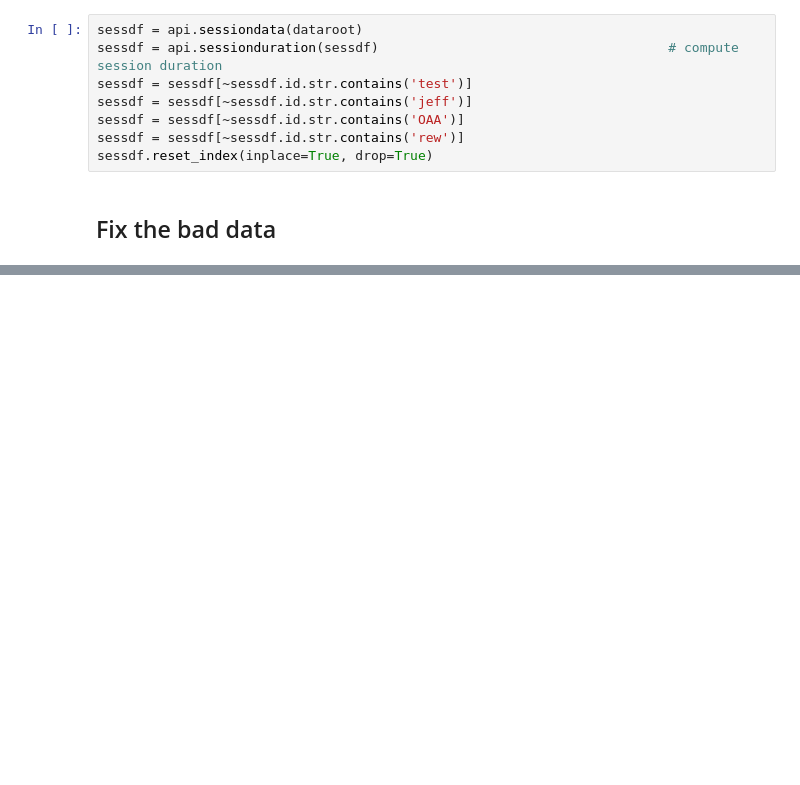
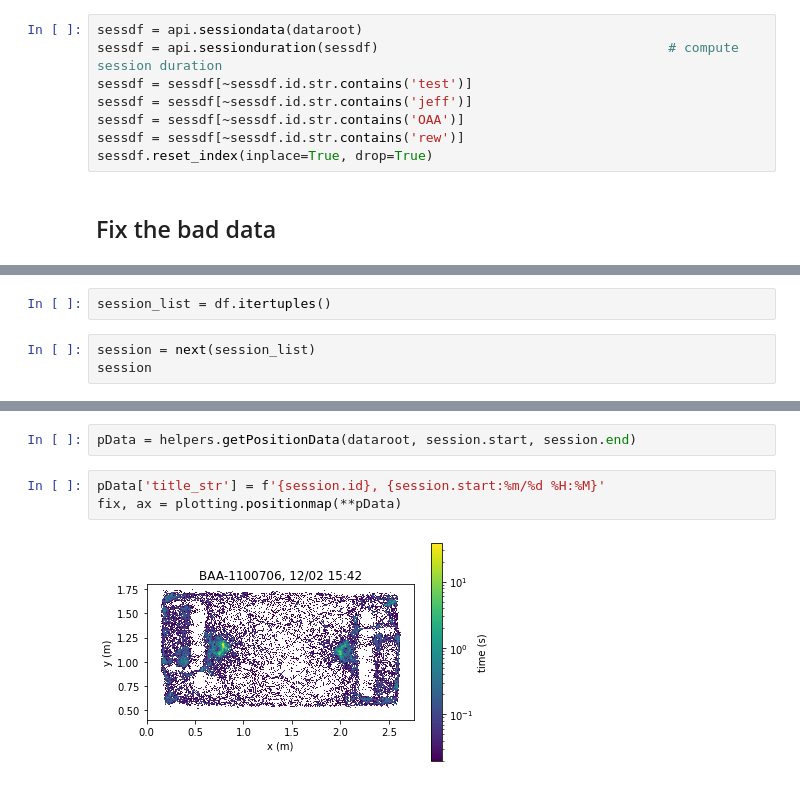
Before and after one commit to SainsburyWellcomeCentre/aeon_mecha, a Jupyter notebook: docs/examples/social.ipynb, the cells around one changed output, grey strips where cells are left out. Drawn from its saved outputs; the diff is of its cells as text; blank space fills up the shorter version.

```diff
--- a/docs/examples/social.ipynb
+++ b/docs/examples/social.ipynb
@@ -122,0 +83,5 @@ next(patch_list)
+# %%
+session_list = df.itertuples()
+# %%
+session = next(session_list)
+session
@@ -122,0 +90,7 @@ next(patch_list)
+# %%
+pData = helpers.getPositionData(dataroot, session.start, session.end)
+# %%
+pData['title_str'] = f'{session.id}, {session.start:%m/%d %H:%M}'
+fix, ax = plotting.positionmap(**pData)
+# %% [output]
+[figure, added]
```
Also changed, not shown: parts of 5 cells of this notebook.
